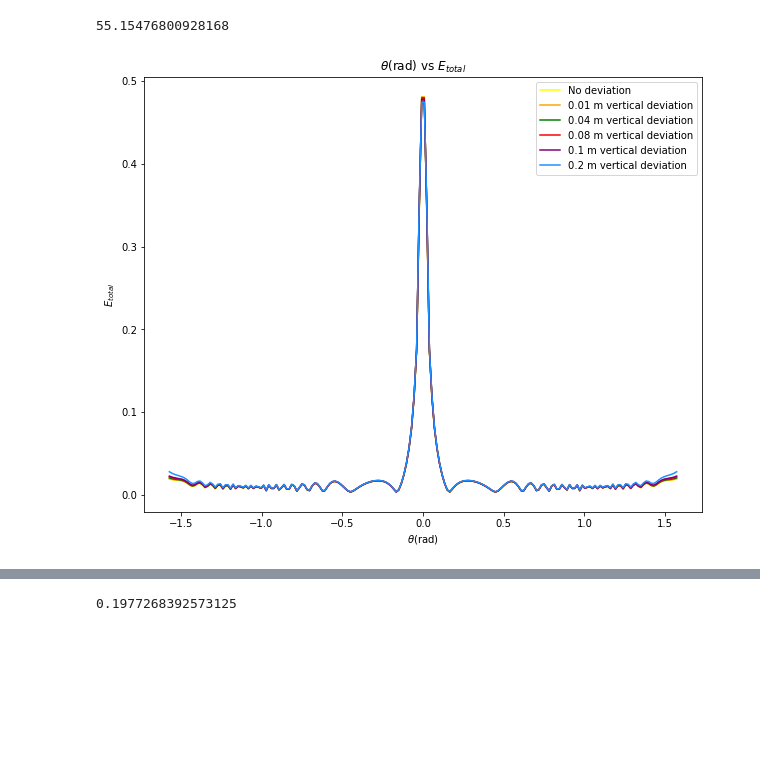
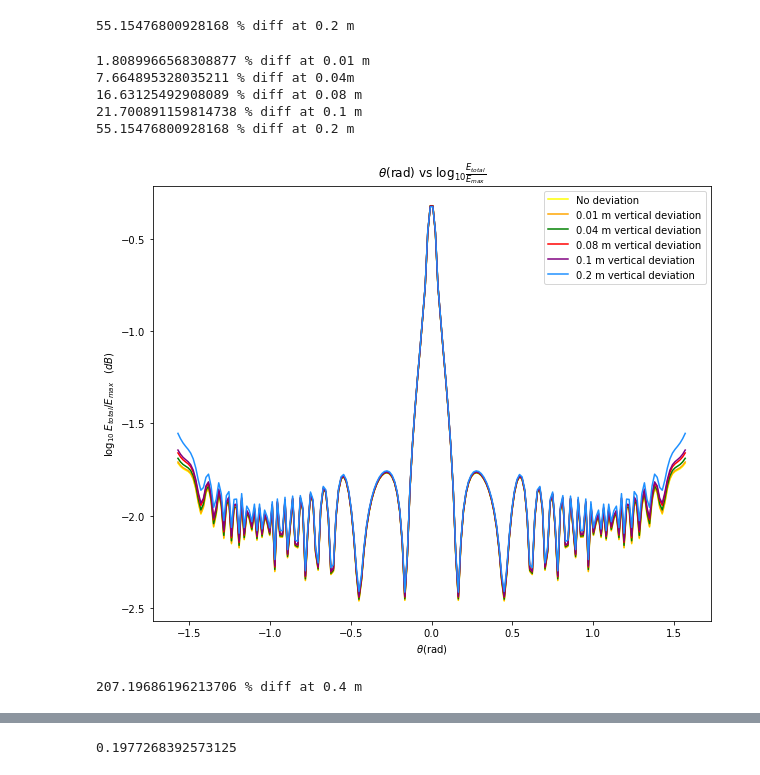
Before and after one commit to BrandonMaskell/B-Maskell-Research, a Jupyter notebook: Phys Project-checkpoint.ipynb, the cells around one changed output, grey strips where cells are left out. Saved outputs shown, nothing was run; the diff lists cells and outputs as text; code cells hidden in the pictures; blank space fills up the shorter version.

```diff
--- a/Phys Project-checkpoint.ipynb
+++ b/Phys Project-checkpoint.ipynb
@@ -169,6 +82,3 @@ dfeed = lambda h_feed, dx,dy: np.sqrt((dx**2)+(h_feed-dy)**2) #Feed height with
 
 H_far =lambda D, wavelen: (2*D**2)/wavelen
 y = lambda x, h_feed,dx,dy: (x**2)/(4*dfeed(h_feed, dx,dy))
-# %%
-x = np.linspace(-7,7,200)
-plt.plot(x,y(x,h_feed,dx,dy))
@@ -276,0 +183,16 @@ print(percentage_err)
+# %%
+Etotal_dt2 = np.zeros(np.shape(theta))
+for i in range(theta.size):
+    Etotal_dt2[i] = abs(Etotal_real( h_feed,wavelen,D,dx,-0.1,theta[i])[0]+1j*Etotal_img(h_feed,wavelen,D,dx,-0.1,theta[i])[0])
+
+Emax_dt2 = abs(Etotal_real( h_feed,wavelen,D,dx,-0.1,0)[0]+1j*Etotal_img(h_feed,wavelen,D,dx,-0.1,0)[0])
+
+
+# plt.figure(figsize=(10,8))
+plt.plot(theta,np.log10(Etotal_dt2/Emax_dt2))
+plt.title("$\\theta$(rad) vs $E_{total}$ with dy = -0.1 m")
+plt.xlabel('$\\theta$(rad)')
+plt.ylabel('$E_{total}$')
+#plt.savefig('theta_Etotal_dy.jpg')
+percentage_errt1 = abs(((Etotal[i]-Etotal_dt2[i])/Etotal[i])*100)
+print(percentage_errt1,'% diff at-0.1 m')
@@ -352,20 +264,38 @@ plt.ylabel('$E_{total}$')
 # %%
 percentage_err5 = abs(((Etotal[i]-Etotal_dy5[i])/Etotal[i])*100)
-print(percentage_err5)
+print(percentage_err5,'% diff at 0.2 m')
 # %% [output]
-55.15476800928168
+55.15476800928168 % diff at 0.2 m
 # %%
 plt.figure(figsize=(10,8))
-plt.plot(theta,Etotal/Emax, label = 'No deviation', color = 'yellow')
-plt.plot(theta,Etotal_dy/Emax_dy,  label = '0.01 m vertical deviation', color ='orange')
-plt.plot(theta,Etotal_dy2/Emax_dy2,label = '0.04 m vertical deviation', color ='green')
-plt.plot(theta,Etotal_dy3/Emax_dy3,label = '0.08 m vertical deviation', color ='red')
-plt.plot(theta,Etotal_dy4/Emax_dy4,label = '0.1 m vertical deviation', color ='purple')
-plt.plot(theta,Etotal_dy5/Emax_dy5,label = '0.2 m vertical deviation', color ='dodgerblue')
-plt.title('$\\theta$(rad) vs $E_{total}$')
+plt.plot(theta,np.log10(Etotal/Emax), label = 'No deviation', color = 'yellow')
+plt.plot(theta,np.log10(Etotal_dy/Emax_dy),  label = '0.01 m vertical deviation', color ='orange')
+plt.plot(theta,np.log10(Etotal_dy2/Emax_dy2),label = '0.04 m vertical deviation', color ='green')
+plt.plot(theta,np.log10(Etotal_dy3/Emax_dy3),label = '0.08 m vertical deviation', color ='red')
+plt.plot(theta,np.log10(Etotal_dy4/Emax_dy4),label = '0.1 m vertical deviation', color ='purple')
+plt.plot(theta,np.log10(Etotal_dy5/Emax_dy5),label = '0.2 m vertical deviation', color ='dodgerblue')
+plt.title('$\\theta$(rad) vs $\log_{10}{\\frac{E_{total}}{E_{max}}}$')
 plt.xlabel('$\\theta$(rad)')
-plt.ylabel('$E_{total}$')
+plt.ylabel('$\log_{10}\:{E_{total}/E_{max}} \:\:\:\:(dB)$')
 plt.legend()
+
+percentage_err = abs(((Etotal[i]-Etotal_dy[i])/Etotal[i])*100)
+print(percentage_err,'% diff at 0.01 m')
+percentage_err2 = abs(((Etotal[i]-Etotal_dy2[i])/Etotal[i])*100)
+print(percentage_err2,'% diff at 0.04m')
+percentage_err3 = abs(((Etotal[i]-Etotal_dy3[i])/Etotal[i])*100)
+print(percentage_err3,'% diff at 0.08 m')
+percentage_err4 = abs(((Etotal[i]-Etotal_dy4[i])/Etotal[i])*100)
+print(percentage_err4,'% diff at 0.1 m')
+percentage_err5 = abs(((Etotal[i]-Etotal_dy5[i])/Etotal[i])*100)
+print(percentage_err5,'% diff at 0.2 m')
+
+
 #plt.savefig('theta_Etotal_dy_all.jpg')
 # %% [output]
+1.8089966568308877 % diff at 0.01 m
+7.664895328035211 % diff at 0.04m
+16.63125492908089 % diff at 0.08 m
+21.700891159814738 % diff at 0.1 m
+55.15476800928168 % diff at 0.2 m
-[figure, old version]
+[figure, new version]
@@ -372,3 +308,8 @@ plt.legend()
+# %%
+percentage_err_dy6 = abs(((Etotal[i]-Etotal_dy6[i])/Etotal[i])*100)
+print(percentage_err_dy6,'% diff at 0.4 m')
+# %% [output]
+207.19686196213706 % diff at 0.4 m
 # %%
 Etotal_dx = np.zeros(np.shape(theta))
 for i in range(theta.size):
```
Also changed, not shown: parts of 59 cells of this notebook.
